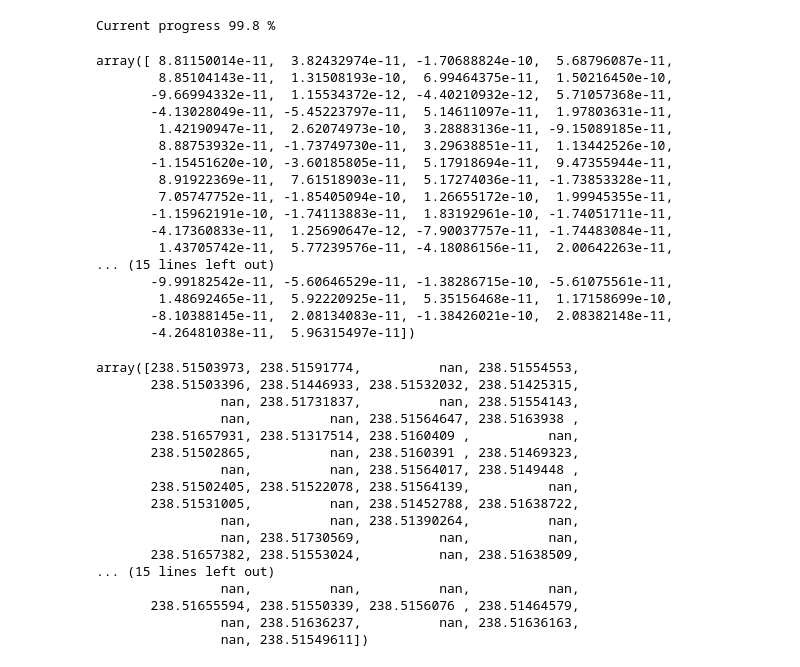
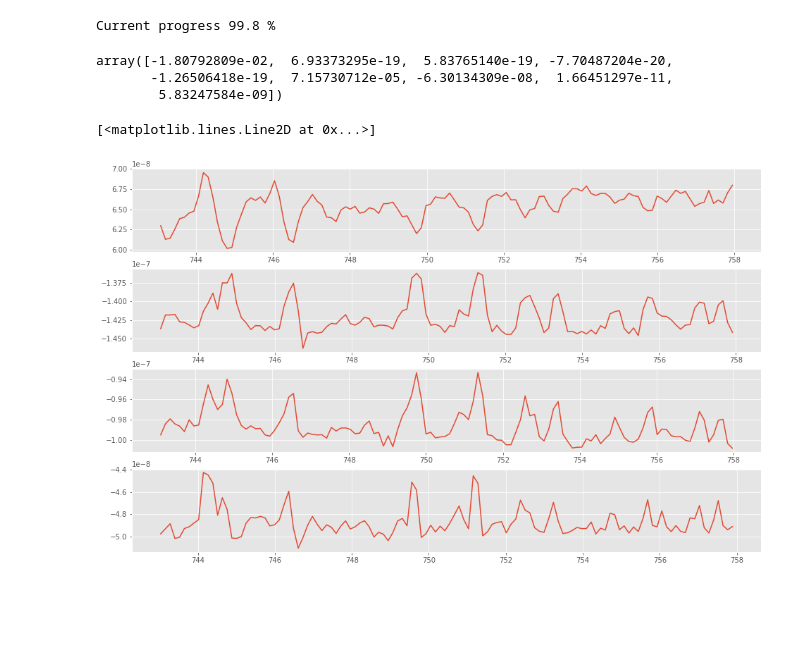
Before and after one commit to cfranken/ESE156, a Jupyter notebook: projects/TROPOMI PROJECT.ipynb, the cells around one changed output. Cells and saved outputs as stored; diff of their text form; code cells hidden in the pictures; blank space fills up the shorter version.

```diff
--- a/projects/TROPOMI PROJECT.ipynb
+++ b/projects/TROPOMI PROJECT.ipynb
@@ -270,46 +298,24 @@ for pixel in range(408):
     print("Current progress",np.round((pixel/408) * 100, 1), "%")
 # %% [output]
 Current progress 99.8 %
-# %%
-spec[swath, pixel, :]
-# %% [output]
-array([ 8.81150014e-11,  3.82432974e-11, -1.70688824e-10,  5.68796087e-11,
-        8.85104143e-11,  1.31508193e-10,  6.99464375e-11,  1.50216450e-10,
-       -9.66994332e-11,  1.15534372e-12, -4.40210932e-12,  5.71057368e-11,
-       -4.13028049e-11, -5.45223797e-11,  5.14611097e-11,  1.97803631e-11,
-        1.42190947e-11,  2.62074973e-10,  3.28883136e-11, -9.15089185e-11,
-        8.88753932e-11, -1.73749730e-11,  3.29638851e-11,  1.13442526e-10,
-       -1.15451620e-10, -3.60185805e-11,  5.17918694e-11,  9.47355944e-11,
-        8.91922369e-11,  7.61518903e-11,  5.17274036e-11, -1.73853328e-11,
-        7.05747752e-11, -1.85405094e-10,  1.26655172e-10,  1.99945355e-11,
-       -1.15962191e-10, -1.74113883e-11,  1.83192961e-10, -1.74051711e-11,
-       -4.17360833e-11,  1.25690647e-12, -7.90037757e-11, -1.74483084e-11,
-        1.43705742e-11,  5.77239576e-11, -4.18086156e-11,  2.00642263e-11,
-... (15 lines left out)
-       -9.99182542e-11, -5.60646529e-11, -1.38286715e-10, -5.61075561e-11,
-        1.48692465e-11,  5.92220925e-11,  5.35156468e-11,  1.17158699e-10,
-       -8.10388145e-11,  2.08134083e-11, -1.38426021e-10,  2.08382148e-11,
-       -4.26481038e-11,  5.96315497e-11])
-# %%
-np.diag(invSe)
-# %% [output]
-array([238.51503973, 238.51591774,          nan, 238.51554553,
-       238.51503396, 238.51446933, 238.51532032, 238.51425315,
-                nan, 238.51731837,          nan, 238.51554143,
-                nan,          nan, 238.51564647, 238.5163938 ,
-       238.51657931, 238.51317514, 238.5160409 ,          nan,
-       238.51502865,          nan, 238.5160391 , 238.51469323,
-                nan,          nan, 238.51564017, 238.5149448 ,
-       238.51502405, 238.51522078, 238.51564139,          nan,
-       238.51531005,          nan, 238.51452788, 238.51638722,
-                nan,          nan, 238.51390264,          nan,
-                nan, 238.51730569,          nan,          nan,
-       238.51657382, 238.51553024,          nan, 238.51638509,
-... (15 lines left out)
-                nan,          nan,          nan,          nan,
-       238.51655594, 238.51550339, 238.5156076 , 238.51464579,
-                nan, 238.51636237,          nan, 238.51636163,
-                nan, 238.51549611])
+# %%
+xhat[1000, 100, :]
+# %% [output]
+array([-1.80792809e-02,  6.93373295e-19,  5.83765140e-19, -7.70487204e-20,
+       -1.26506418e-19,  7.15730712e-05, -6.30134309e-08,  1.66451297e-11,
+        5.83247584e-09])
+# %%
+plt.subplot(411)
+plt.plot(wl_spec[100,:],residuals[1000, 100, :])
+plt.subplot(412)
+plt.plot(wl_spec[200,:],residuals[1100, 200, :])
+plt.subplot(413)
+plt.plot(wl_spec[300,:],residuals[1200, 300, :])
+plt.subplot(414)
+plt.plot(wl_spec[400,:],residuals[1300, 400, :])
+# %% [output]
+[<matplotlib.lines.Line2D at 0x...>]
+[figure, added]
 # %%
 xhat[swath,pixel,:]
 # %% [output]
```
Also changed, not shown: parts of 26 cells of this notebook.
